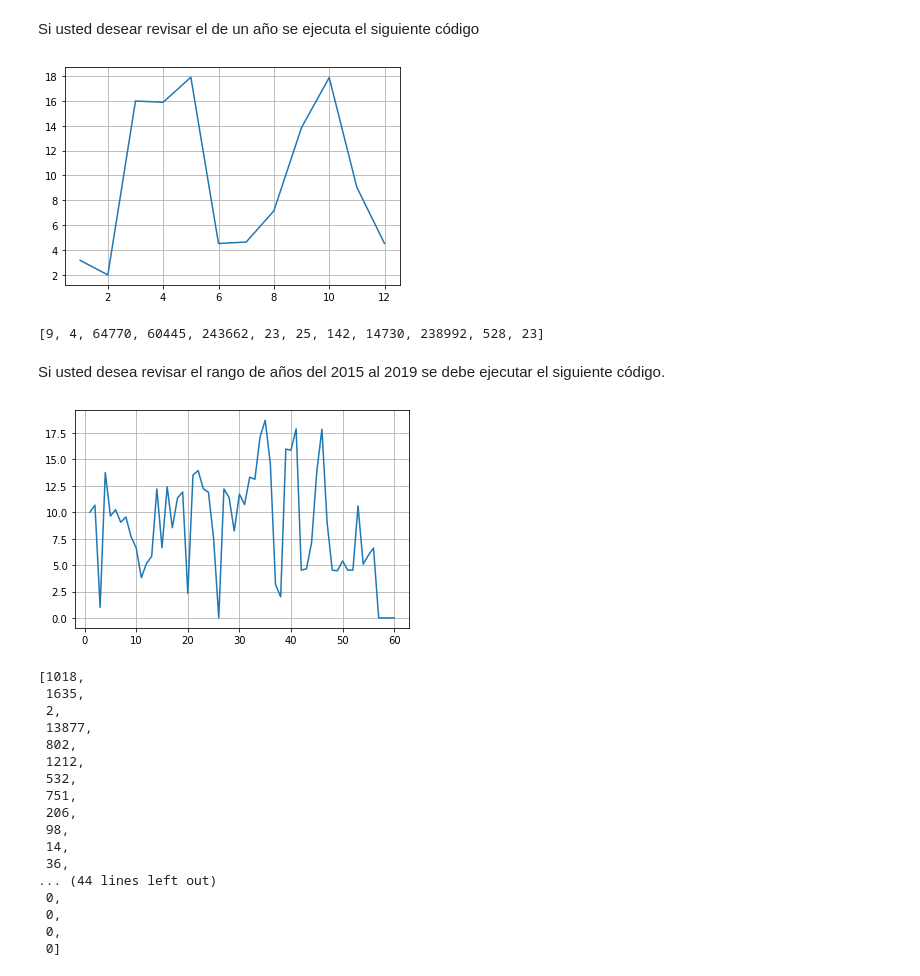
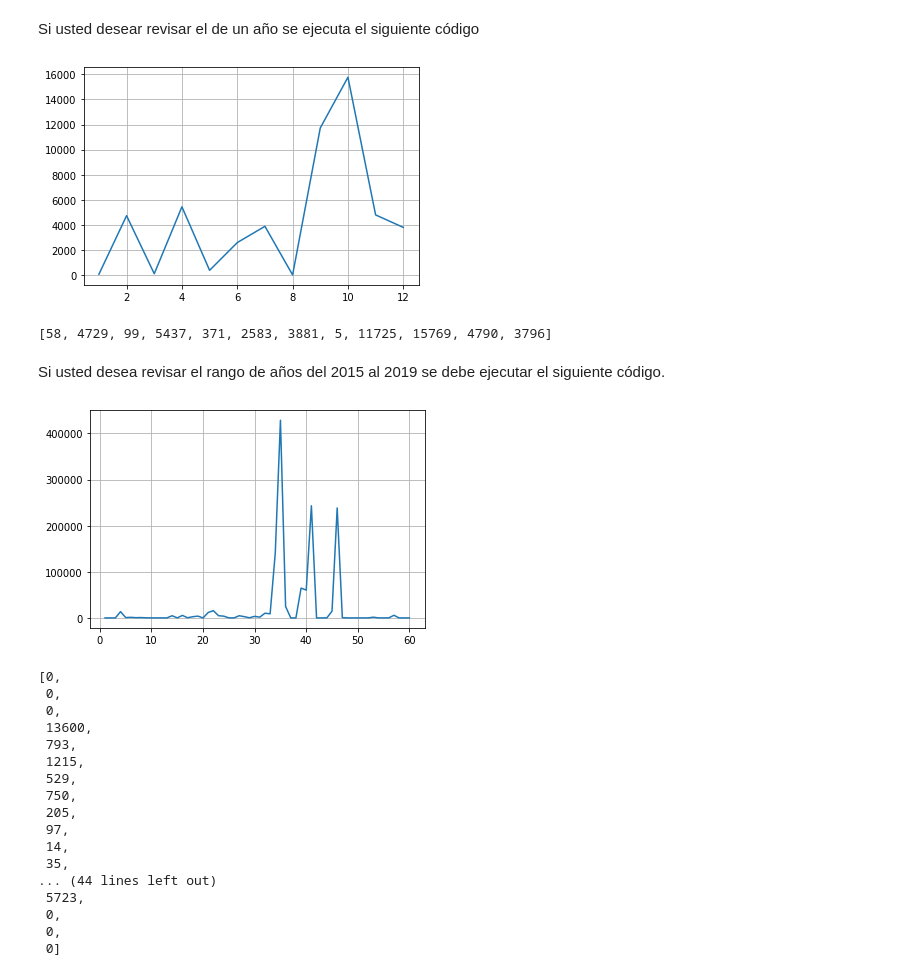
Before and after one commit to josanabr/visualizingUVClusterData, a Jupyter notebook: Analizando Datos del Cluster Univalle.ipynb, the cells around one changed output. Cells and saved outputs as stored; diff of their text form; code cells hidden in the pictures.

```diff
--- a/Analizando Datos del Cluster Univalle.ipynb
+++ b/Analizando Datos del Cluster Univalle.ipynb
@@ -7,9 +7,9 @@ El código abajo lee datos el archivo `history.csv`.
 # %%
 import pandas as pd
 
-CSVFILENAME = 'history.csv.gz'
+CSVFILENAME = 'history-2019-09-06.csv.gz'
 
-df = pd.read_csv(CSVFILENAME,compression="gzip")
+df = pd.read_csv(CSVFILENAME,compression="gzip",dtype='unicode')
 # %% [markdown]
 Se usa como índice del análisis el campo `JobCurrentStartDate`.
 # %%
@@ -24,7 +24,7 @@ import matplotlib.pyplot as plt
 import numpy as np
 import math
 
-def analizarRangoAnos(ano1,ano2):
+def analizarRangoAnos(ano1,ano2, log = True):
     values = [] # valores reales
     vallog = [] # valores logaritmicos
     xlabel = []
@@ -36,15 +36,18 @@ def analizarRangoAnos(ano1,ano2):
             values.append(valT)
             if valT <= 0:
                 valT = 1
-            vallog.append(math.log2(valT))
+            if log:
+                vallog.append(math.log2(valT))
+            else:
+                vallog.append(valT)
             #xlabel.append(fecha)
             xlabel.append(contador)
             contador = contador + 1
 
     return (xlabel, vallog, values)
 
-def analizarPorAno(ano):
-    return analizarRangoAnos(ano, ano)
+def analizarPorAno(ano, log = True):
+    return analizarRangoAnos(ano, ano, log)
 
 def showPlot(xlab, val):
     fit = plt.figure()
@@ -54,34 +57,34 @@ def showPlot(xlab, val):
 # %% [markdown]
 Si usted desear revisar el de un año se ejecuta el siguiente código
 # %%
-(xlab, vallog, realvalues) = analizarPorAno(2018)
+(xlab, vallog, realvalues) = analizarPorAno(2016, False)
 showPlot(xlab, vallog)
 realvalues
 # %% [output]
-[figure, old version]
+[figure, new version]
-[9, 4, 64770, 60445, 243662, 23, 25, 142, 14730, 238992, 528, 23]
+[58, 4729, 99, 5437, 371, 2583, 3881, 5, 11725, 15769, 4790, 3796]
 # %% [markdown]
 Si usted desea revisar el rango de años del 2015 al 2019 se debe ejecutar el siguiente código.
 # %%
-(xlab, vallog, realvalues) = analizarRangoAnos(2015, 2019)
+(xlab, vallog, realvalues) = analizarRangoAnos(2015, 2019, False)
 showPlot(xlab, vallog)
 realvalues
 # %% [output]
-[figure, old version]
+[figure, new version]
-[1018,
- 1635,
- 2,
- 13877,
- 802,
- 1212,
- 532,
- 751,
- 206,
- 98,
+[0,
+ 0,
+ 0,
+ 13600,
+ 793,
+ 1215,
+ 529,
+ 750,
+ 205,
+ 97,
  14,
- 36,
+ 35,
 ... (44 lines left out)
- 0,
+ 5723,
  0,
  0,
  0]
```
Also changed, not shown: 1 other file.
